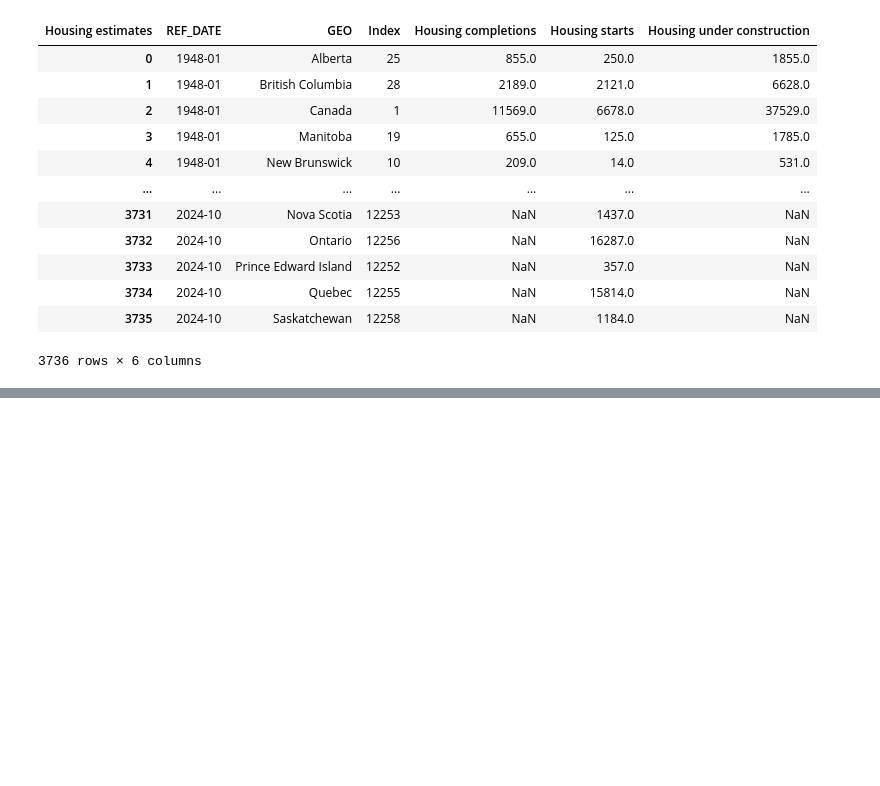
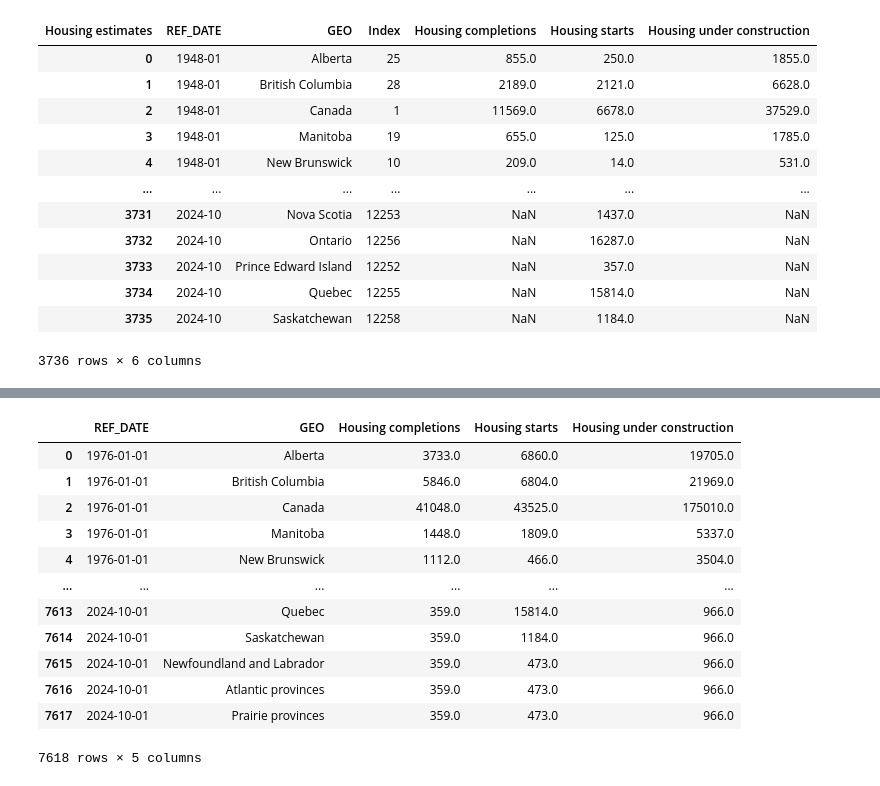
Before and after one commit to noob-noob1/IRCC_Project, a Jupyter notebook: datasets/Housing Dataset/Housing_Started/Husing numbers started/HousingStarted_Notebook.ipynb, the cells around one changed output, grey strips where cells are left out. Saved outputs shown, nothing was run; the diff lists cells and outputs as text; code cells hidden in the pictures; blank space fills up the shorter version.

Commit message:
Final merge and Interpolation done

```diff
--- a/datasets/Housing Dataset/Housing_Started/Husing numbers started/HousingStarted_Notebook.ipynb
+++ b/datasets/Housing Dataset/Housing_Started/Husing numbers started/HousingStarted_Notebook.ipynb
@@ -119 +133,29 @@ ValueError: cannot handle a non-unique multi-index!
+# %%
+# Merge with original data
+grouped_df = full_df.merge(grouped_df, on=['REF_DATE', 'GEO'], how='left')
+# %%
+# Apply linear interpolation for missing values
+grouped_df.interpolate(method='linear', inplace=True)
+# %%
+# Filter data to start from 1976
+grouped_df = grouped_df[grouped_df['REF_DATE'] >= '1976-01-01'].reset_index(drop=True)
+# %%
+#Dropping the Index column
+grouped_df.drop(columns=['Index'], inplace=True)
+# %%
+grouped_df
+# %% [output]
+|  | REF_DATE | GEO | Housing completions | Housing starts | Housing under construction |
+| 0 | 1976-01-01 | Alberta | 3733.0 | 6860.0 | 19705.0 |
+| 1 | 1976-01-01 | British Columbia | 5846.0 | 6804.0 | 21969.0 |
+| 2 | 1976-01-01 | Canada | 41048.0 | 43525.0 | 175010.0 |
+| 3 | 1976-01-01 | Manitoba | 1448.0 | 1809.0 | 5337.0 |
+| 4 | 1976-01-01 | New Brunswick | 1112.0 | 466.0 | 3504.0 |
+| ... | ... | ... | ... | ... | ... |
+| 7613 | 2024-10-01 | Quebec | 359.0 | 15814.0 | 966.0 |
+| 7614 | 2024-10-01 | Saskatchewan | 359.0 | 1184.0 | 966.0 |
+| 7615 | 2024-10-01 | Newfoundland and Labrador | 359.0 | 473.0 | 966.0 |
+| 7616 | 2024-10-01 | Atlantic provinces | 359.0 | 473.0 | 966.0 |
+| 7617 | 2024-10-01 | Prairie provinces | 359.0 | 473.0 | 966.0 |
+7618 rows × 5 columns
 # %%
```
Also changed, not shown: parts of 7 cells of this notebook, 4 other files.
